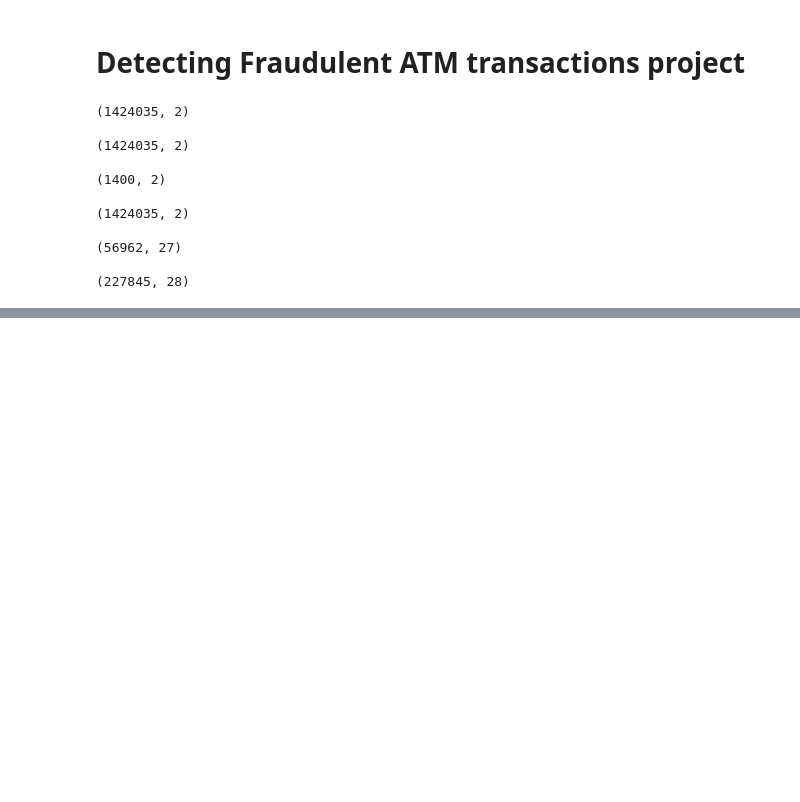
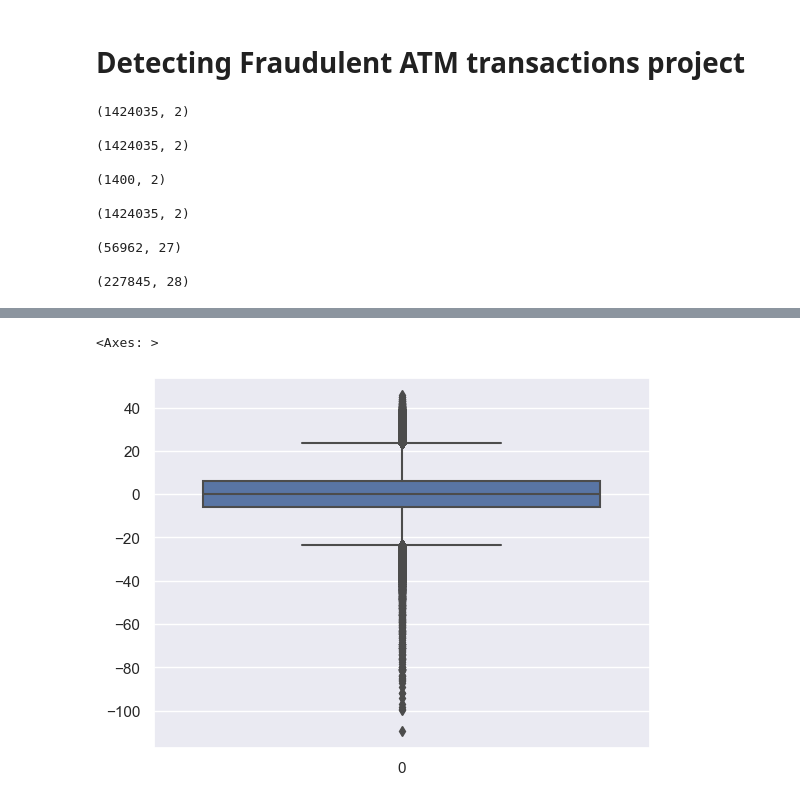
Before and after one commit to L-z-r-s/Banking-Fraud, a Jupyter notebook: Banking fraud.ipynb, the cells around one changed output, grey strips where cells are left out. Drawn from its saved outputs; the diff is of its cells as text; code cells hidden in the pictures; blank space fills up the shorter version.

```diff
--- a/Banking fraud.ipynb
+++ b/Banking fraud.ipynb
@@ -43,0 +184,5 @@ print(train_data.shape)
+# %%
+sns.boxplot(geo['geo_score'])
+# %% [output]
+<Axes: >
+[figure, added]
```
Also changed, not shown: parts of 16 cells of this notebook.
